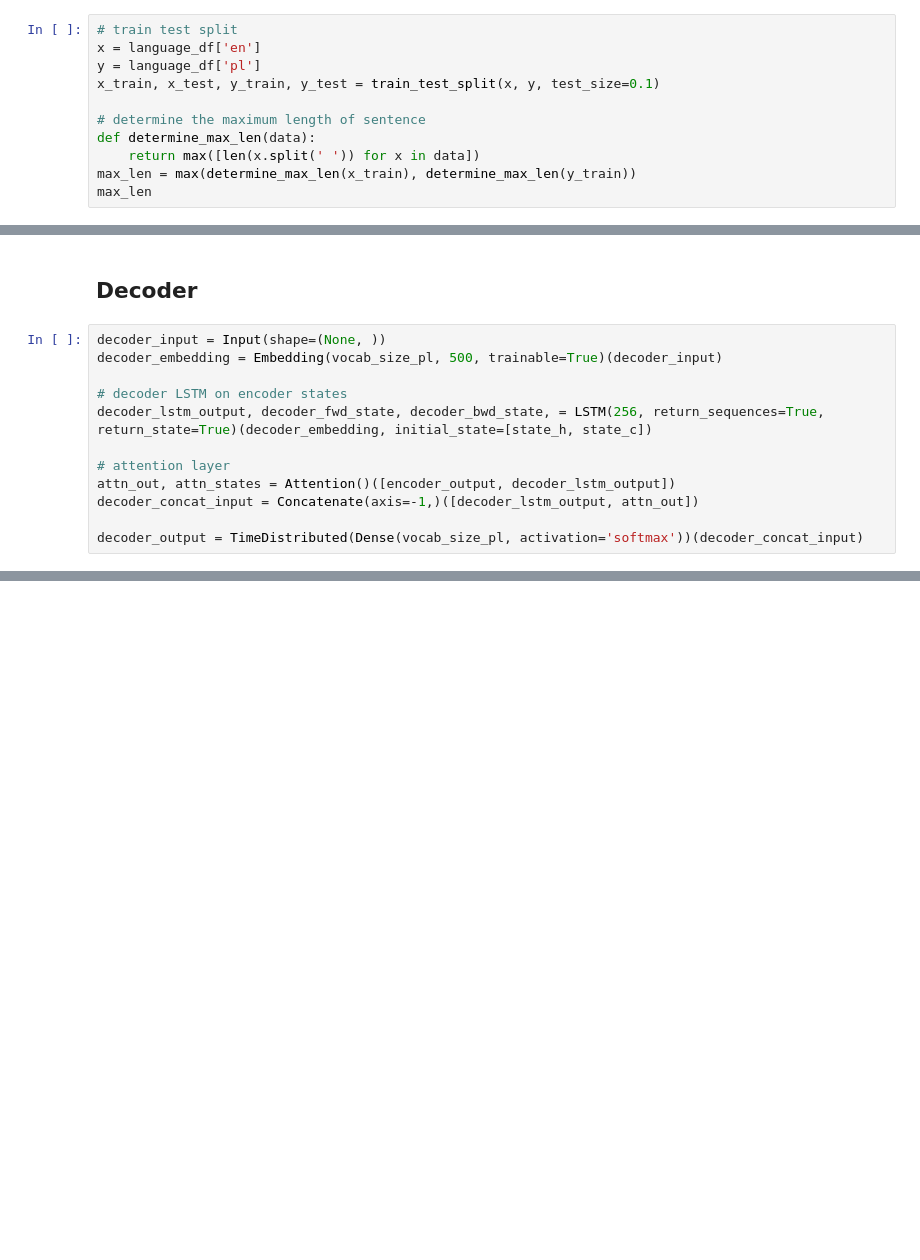
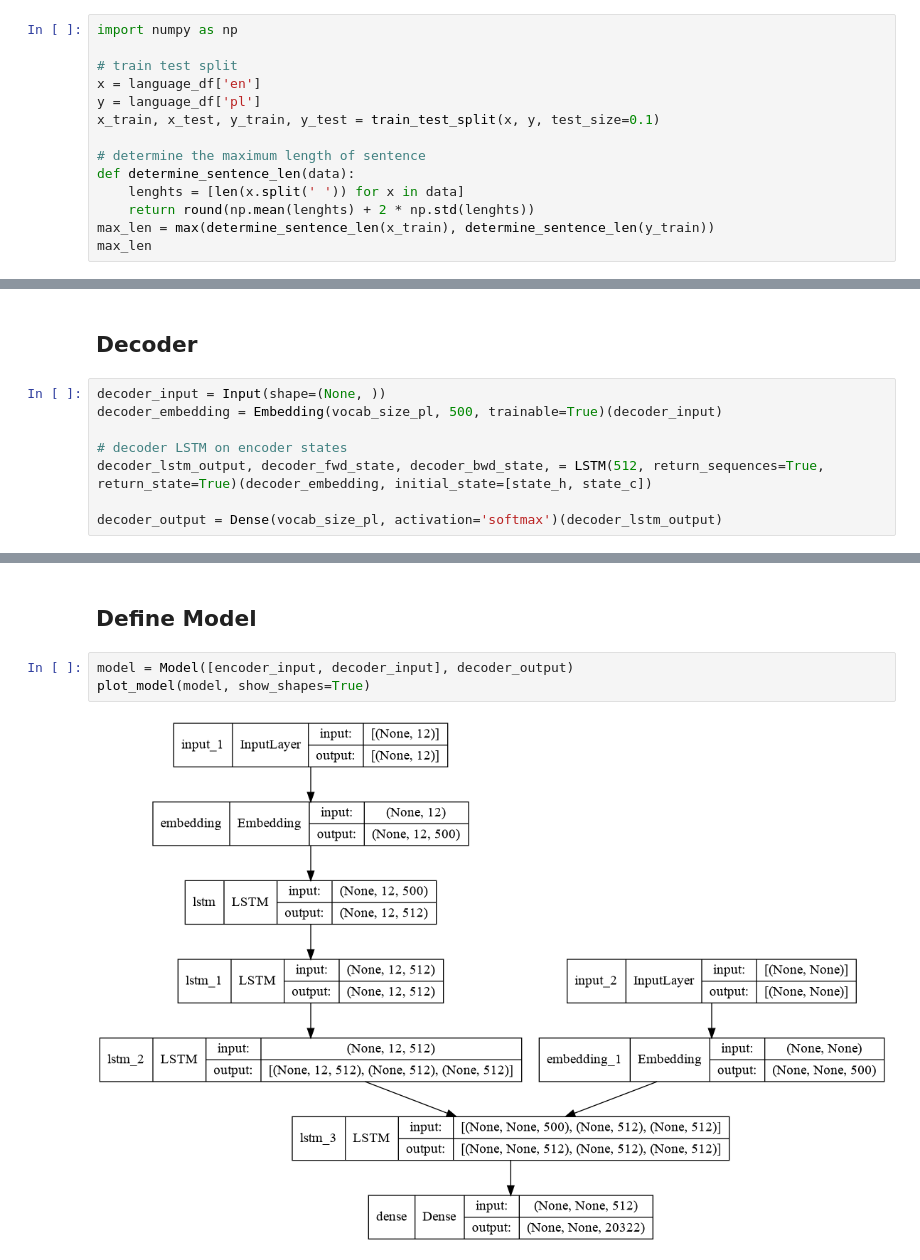
Before and after one commit to VolodymyrBrintsov/Eng2Pol-Machine-Translation, a Jupyter notebook: Machine-Translation.ipynb, the cells around one changed output, grey strips where cells are left out. Cells and saved outputs as stored; diff of their text form; blank space fills up the shorter version.

Commit message:
changed dataset + setup for training

```diff
--- a/Machine-Translation.ipynb
+++ b/Machine-Translation.ipynb
@@ -73,14 +77,17 @@ Polish Sentence: START działania podjęte w wyniku rezolucji parlamentu patrz p
 # %% [markdown]
 # Data Preparation for Model Building
 # %%
+import numpy as np
+
 # train test split
 x = language_df['en']
 y = language_df['pl']
 x_train, x_test, y_train, y_test = train_test_split(x, y, test_size=0.1)
 
 # determine the maximum length of sentence
-def determine_max_len(data):
-    return max([len(x.split(' ')) for x in data])
-max_len = max(determine_max_len(x_train), determine_max_len(y_train))
+def determine_sentence_len(data):
+    lenghts = [len(x.split(' ')) for x in data]
+    return round(np.mean(lenghts) + 2 * np.std(lenghts))
+max_len = max(determine_sentence_len(x_train), determine_sentence_len(y_train))
 max_len
 # %% [output]
@@ -144,11 +150,7 @@ decoder_input = Input(shape=(None, ))
 decoder_embedding = Embedding(vocab_size_pl, 500, trainable=True)(decoder_input)
 
 # decoder LSTM on encoder states
-decoder_lstm_output, decoder_fwd_state, decoder_bwd_state, = LSTM(256, return_sequences=True, return_state=True)(decoder_embedding, initial_state=[state_h, state_c])
+decoder_lstm_output, decoder_fwd_state, decoder_bwd_state, = LSTM(512, return_sequences=True, return_state=True)(decoder_embedding, initial_state=[state_h, state_c])
 
-# attention layer
-attn_out, attn_states = Attention()([encoder_output, decoder_lstm_output])
-decoder_concat_input = Concatenate(axis=-1,)([decoder_lstm_output, attn_out])
-
-decoder_output = TimeDistributed(Dense(vocab_size_pl, activation='softmax'))(decoder_concat_input)
+decoder_output = Dense(vocab_size_pl, activation='softmax')(decoder_lstm_output)
 # %% [output]
@@ -155,0 +162,7 @@ TypeError: Cannot iterate over a Tensor with unknown first dimension.
+# %% [markdown]
+## Define Model
+# %%
+model = Model([encoder_input, decoder_input], decoder_output)
+plot_model(model, show_shapes=True)
+# %% [output]
+[figure, added]
```
Also changed, not shown: parts of 14 cells of this notebook, 5 other files.
